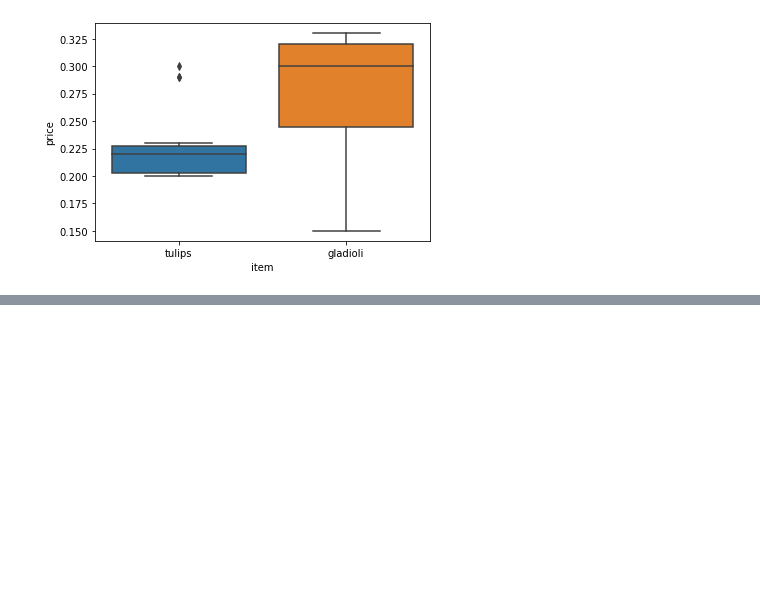
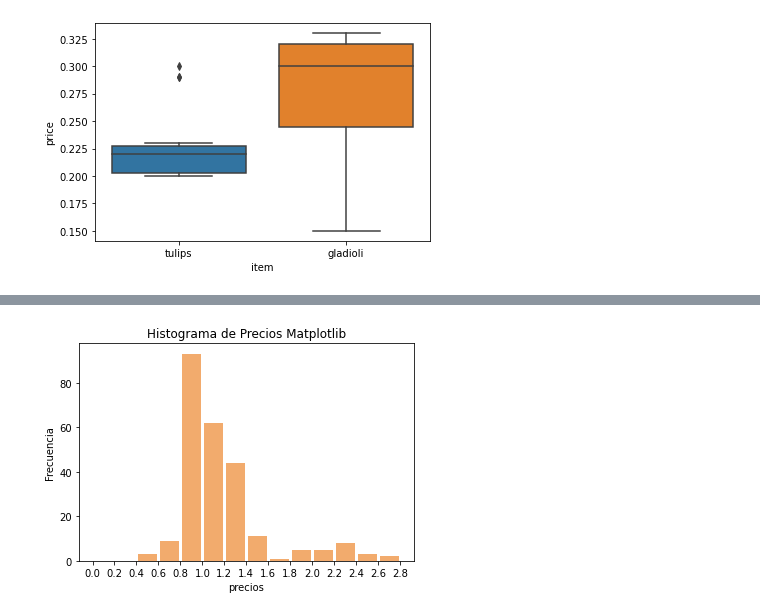
Before and after one commit to iamchapita/Inteligencia-Artificial, a Jupyter notebook: Unidad II/Ejercicios/Clase/001/Untitled.ipynb, the cells around one changed output, grey strips where cells are left out. Cells and saved outputs as stored; diff of their text form; code cells hidden in the pictures; blank space fills up the shorter version.

```diff
--- a/Unidad I/Ejercicios/Clase/003/Untitled.ipynb
+++ b/Unidad II/Ejercicios/Clase/001/Untitled.ipynb
@@ -296,0 +276,2 @@ plt.hist(x=dft.loc[(dft['category'] == 'cut_flowers') & (dft['item'] == 'tulips'
+# %%
+data = df.loc[ (df['category'] == 'fruit') & (df['year'] == 2020) & (df['item'] == 'apples'), 'price']
@@ -296,0 +293,12 @@ plt.hist(x=dft.loc[(dft['category'] == 'cut_flowers') & (dft['item'] == 'tulips'
+# %%
+intervalos =  np.arange(0.0, 3.0, 0.2)
+
+plt.hist(x=data, bins=intervalos, color='#F2AB6D', rwidth=0.85)
+plt.title('Histograma de Precios Matplotlib')
+plt.xlabel('precios')
+plt.ylabel('Frecuencia')
+plt.xticks(intervalos)
+
+plt.show()
+# %% [output]
+[figure, added]
```
Also changed, not shown: parts of 5 cells of this notebook, 3 other files.
